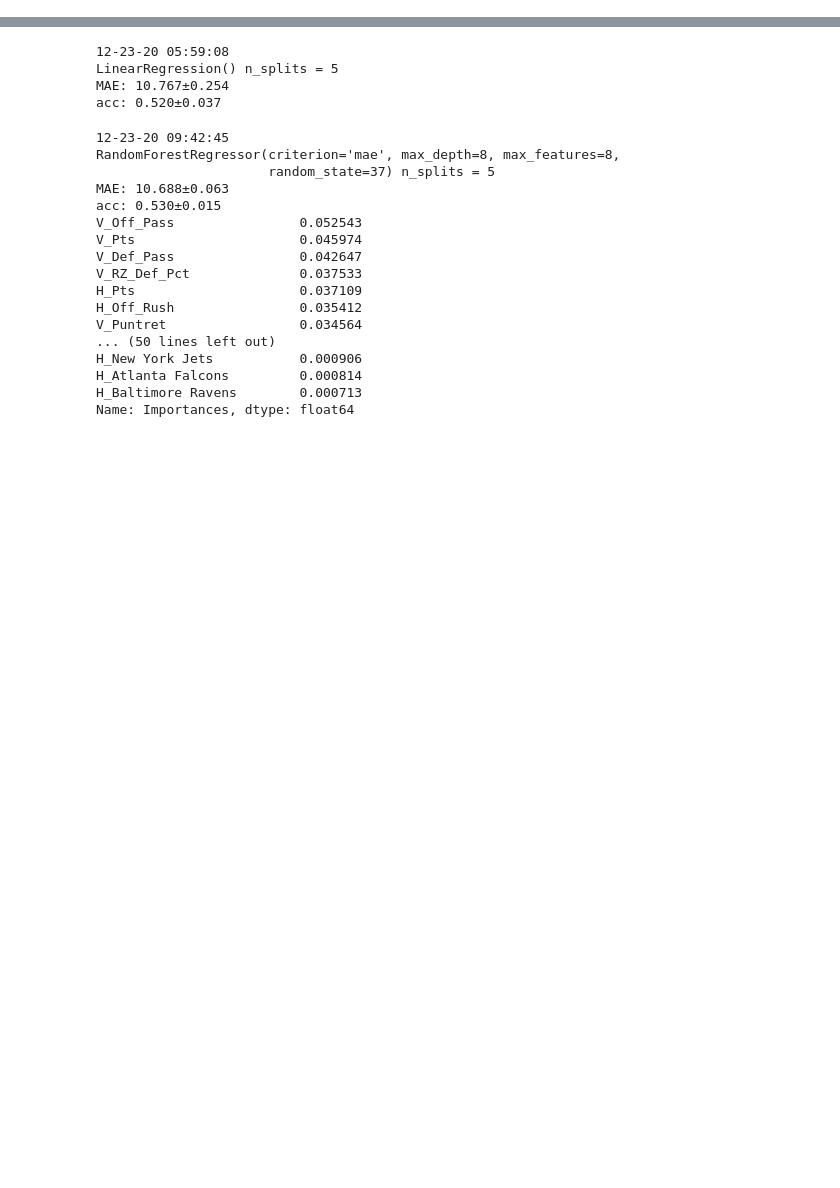
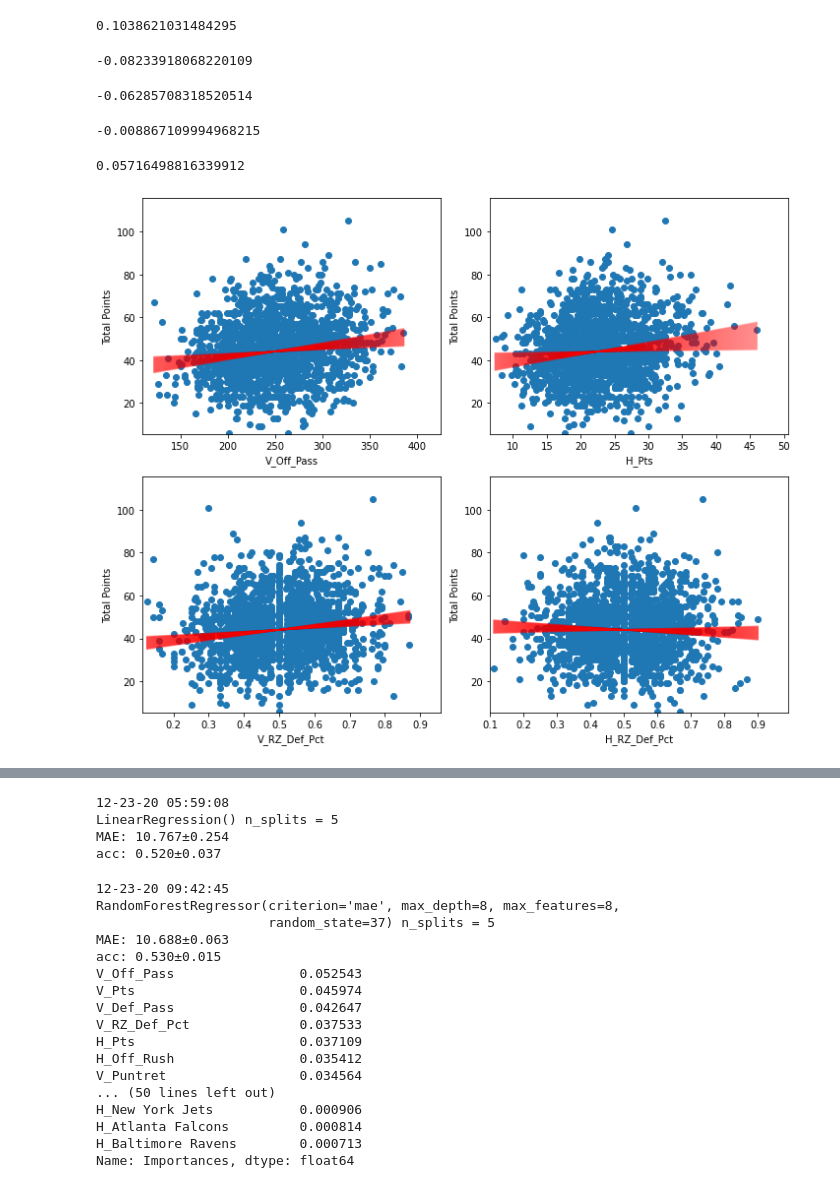
Before and after one commit to titansat74/Projects, a Jupyter notebook: Capstone Two/Cap2_Model.ipynb, the cells around one changed output, grey strips where cells are left out. Saved outputs shown, nothing was run; the diff lists cells and outputs as text; code cells hidden in the pictures; blank space fills up the shorter version.

```diff
--- a/Capstone Two/Cap2_Model.ipynb
+++ b/Capstone Two/Cap2_Model.ipynb
@@ -398,0 +397,7 @@ Warnings:
+# %%
+thresh = 0.10
+df1=n_scaled.summary2().tables[1]
+df2=scaled.summary2().tables[1]
+df=pd.concat([df1.iloc[:,0],df2.iloc[:,0],df1.iloc[:,3],df1.iloc[:,4],df1.iloc[:,5]],axis=1)
+df.columns=['Unscaled','Scaled','p-coef','min','max']
+threshed=df[df['p-coef']<thresh]
@@ -398,0 +448,47 @@ Warnings:
+# %%
+dfgame['V_Def_Rush'].corr(dfgame['H_Game'].astype('int'))
+# %% [output]
+0.1038621031484295
+# %%
+dfgame['Wind'].corr(dfgame['H_Game'].astype('int'))
+# %% [output]
+-0.08233918068220109
+# %%
+dfgame['Wind'].corr(dfgame['V_Game'].astype('int'))
+# %% [output]
+-0.06285708318520514
+# %%
+dfgame['Temperature'].corr(dfgame['H_Game'].astype('int'))
+# %% [output]
+-0.008867109994968215
+# %%
+dfgame['Temperature'].corr(dfgame['V_Game'].astype('int'))
+# %% [output]
+0.05716498816339912
+# %%
+fig = plt.figure(figsize=(10,8))
+cats = ['V_Off_Pass','H_Pts','V_RZ_Def_Pct','H_RZ_Def_Pct']
+y = dfgame['Tot_Pts']
+y0 = np.median(dfgame['Tot_Pts'])
+for i,cat in enumerate(cats):
+    i = i+1
+    _ = fig.add_subplot(2,2,i)
+    x = dfgame[cat]
+#    m = df.loc[cat,'Unscaled']
+    min_m = df.loc[cat,'min']
+    max_m = df.loc[cat,'max']
+    mm = np.linspace(min_m,max_m,100)
+    x0 = np.median(dfgame[cat])
+    plt.scatter(x,y)
+    plt.xlabel(cat)
+    plt.ylabel('Total Points')
+    plt.xlim(min(x)*0.9,max(x)*1.1)
+    plt.ylim(min(y)*0.9,max(y)*1.1)
+    xx = np.linspace(min(x),max(x),500)
+    b = y0-mm*x0
+    for i in range(len(mm)):
+        plt.plot(xx,mm[i]*xx+b[i],c='red',alpha=0.1)
+plt.tight_layout()
+plt.show()
+# %% [output]
+[figure, added]
```
Also changed, not shown: parts of 19 cells of this notebook.
